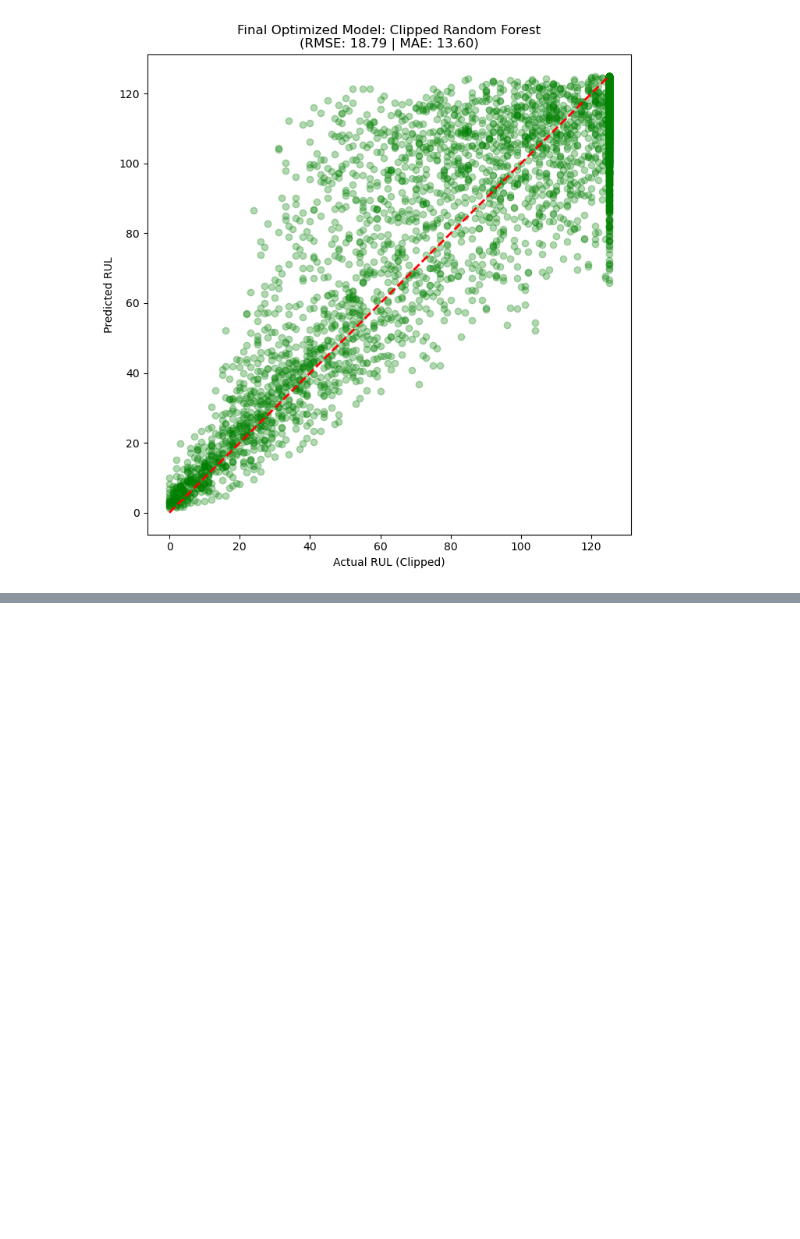
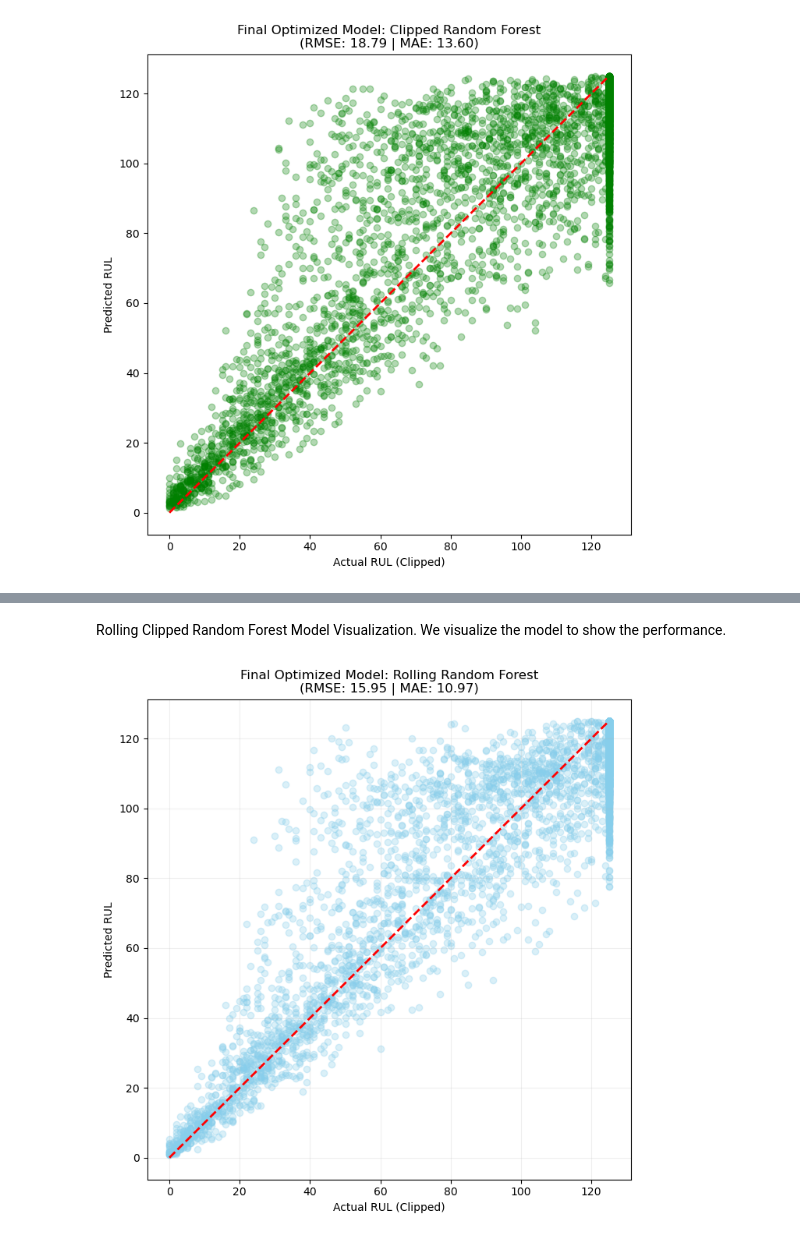
Before and after one commit to JayParekh-MechAI/Turbofan-Predictive-Maintenance, a Jupyter notebook: notebooks/analysis.ipynb, the cells around one changed output, grey strips where cells are left out. Cells and saved outputs as stored; diff of their text form; code cells hidden in the pictures; blank space fills up the shorter version.

```diff
--- a/notebooks/analysis.ipynb
+++ b/notebooks/analysis.ipynb
@@ -499,0 +547,10 @@ plt.show()
+# %%
+# Train the new model
+rf_roll = RandomForestRegressor(n_estimators=100, random_state=42)
+rf_roll.fit(X_train_roll, y_train_roll)
+
+# Predict using the rolling test set
+y_pred_roll = rf_roll.predict(X_test_roll)
+rmse_roll = np.sqrt(mean_squared_error(y_test_roll, y_pred_roll))
+
+print(f"Rolling Model RMSE: {rmse_roll:.2f}")
@@ -499,0 +577,20 @@ plt.show()
+# %% [markdown]
+Rolling Clipped Random Forest Model Visualization.
+We visualize the model to show the performance.
+# %%
+# Make sure to calculate MAE first if you want it in the title
+from sklearn.metrics import mean_absolute_error
+mae_roll = mean_absolute_error(y_test_roll, y_pred_roll)
+
+plt.figure(figsize=(8, 8))
+plt.scatter(y_test_roll, y_pred_roll, alpha=0.3, color='skyblue')
+plt.plot([0, 125], [0, 125], 'r--', lw=2)
+
+plt.xlabel('Actual RUL (Clipped)')
+plt.ylabel('Predicted RUL')
+# Using the 15.95 score variables
+plt.title(f'Final Optimized Model: Rolling Random Forest\n(RMSE: {rmse_roll:.2f} | MAE: {mae_roll:.2f})')
+plt.grid(True, alpha=0.2)
+plt.show()
+# %% [output]
+[figure, added]
```
Also changed, not shown: parts of 21 cells of this notebook, 2 other files.
